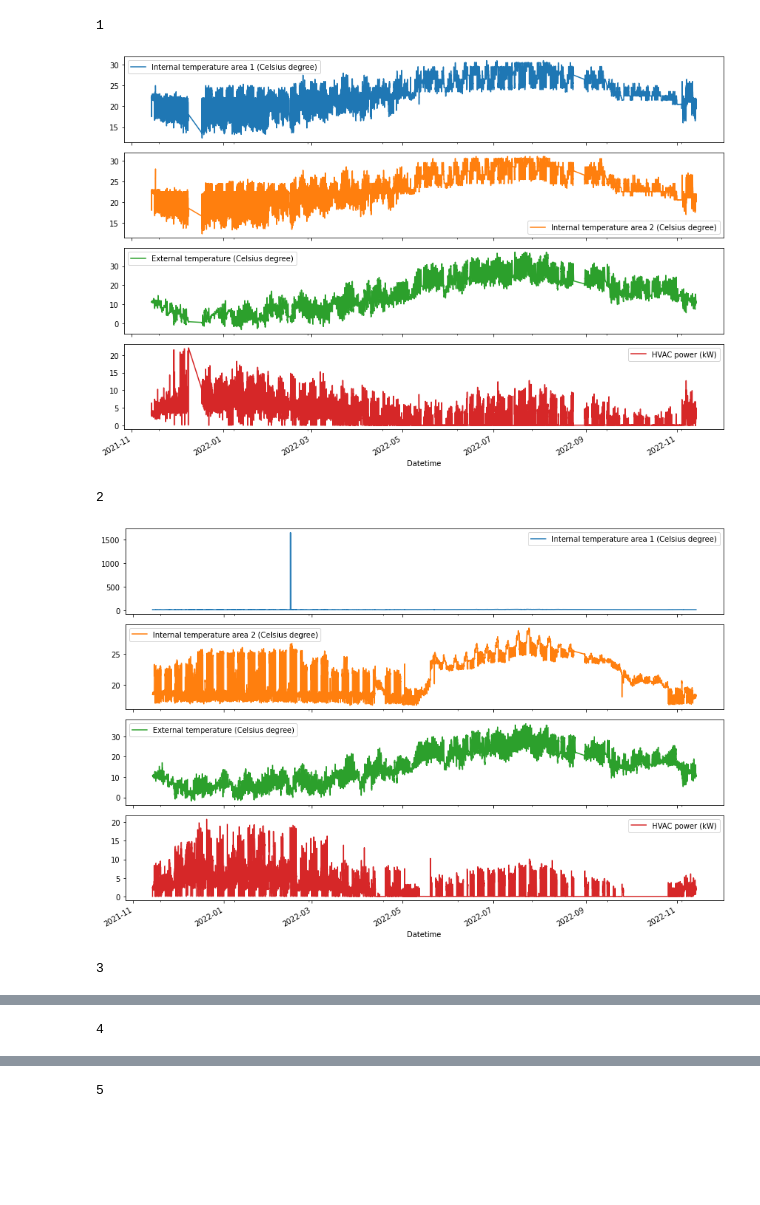
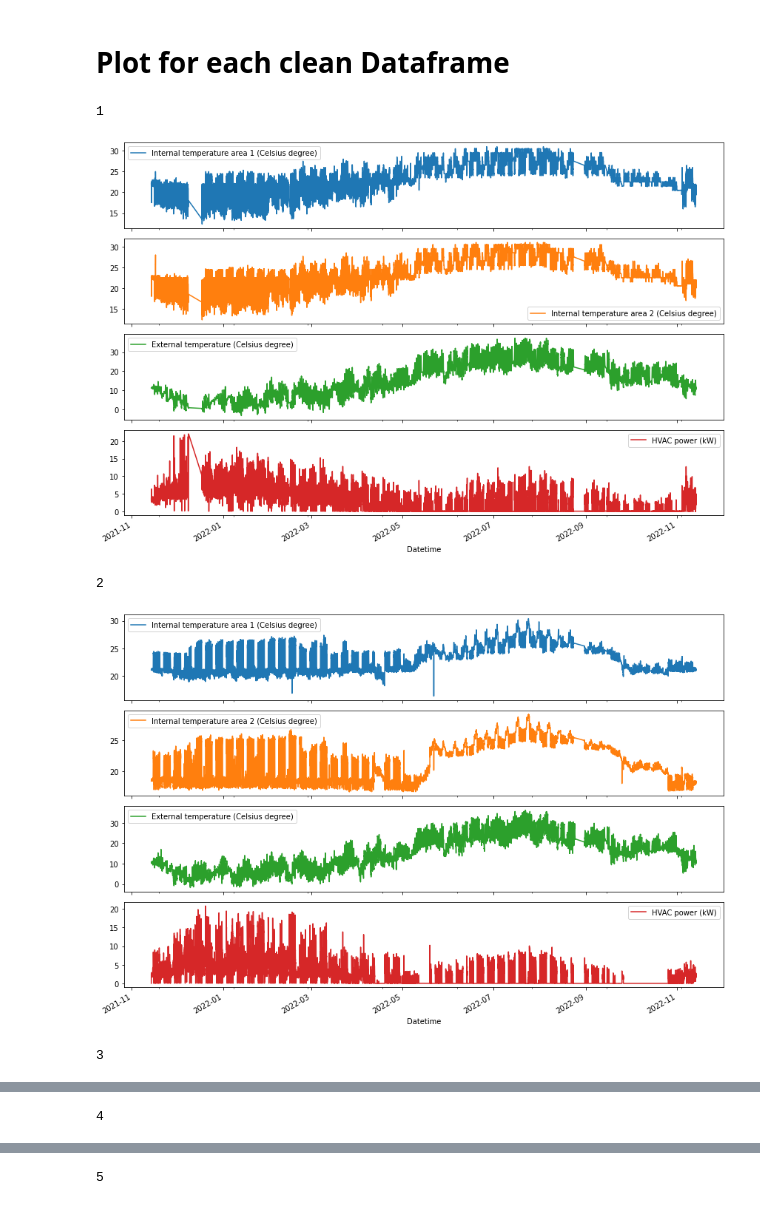
Before and after one commit to vedovati-matteo/noi_hack_SEC, a Jupyter notebook: data_test.ipynb, the cells around one changed output, grey strips where cells are left out. Drawn from its saved outputs; the diff is of its cells as text; code cells hidden in the pictures; blank space fills up the shorter version.

```diff
--- a/data_test.ipynb
+++ b/data_test.ipynb
@@ -3,2 +4,2 @@ import pandas as pd
 # %%
-df = pd.read_csv("datasets/building_1_year.csv", sep=';')
+df = pd.read_csv("datasets/building_4_year.csv", sep=';')
@@ -88,7 +49,0 @@ plt.show()
-# %%
-df.set_index('Date and time', inplace=True)
-
-# Plot the last 4 columns
-df.plot(subplots=True, figsize=(12, 8))
-plt.tight_layout()
-plt.show()
@@ -138,10 +78,0 @@ df
-# %%
-df['Date and time'] = df['Date and time'].astype(str)
-
-# Split the 'Date and time' column into 'Date' and 'Time' columns
-df[['Date', 'Time']] = df['Date and time'].str.split(' ', expand=True)
-
-# Drop the original 'Date and time' column
-df = df.drop('Date and time', axis=1)
-
-print(df)
@@ -220,3 +79,5 @@ memory usage: 1.8+ MB
+# %% [markdown]
+# Plot for each clean Dataframe
 # %%
 for i in range(1,6):
     print(i)
@@ -232,34 +93,38 @@ for i in range(1,6):
     df_nan_date = nan_date[nan_date['any_nan'] == True]['Date']
 
     # Count if there are missing measurements
     measurement_date_under96 = count_measurements_per_day(df)
     df_date_to_remove = pd.concat([df_nan_date, measurement_date_under96], ignore_index=True)
     #print(f'building_{i}_year')
     #print(df_date_to_remove)
 
     # Save inside CSV
     df = df[~df['Date'].isin(df_date_to_remove)]
     df = df.drop(columns='has_nan')
     df.to_csv(f"datasets/building_{i}_clean.csv", index=False, sep=";")
 
     # Typing as float
     df['Internal temperature area 1 (Celsius degree)'] = df['Internal temperature area 1 (Celsius degree)'].str.replace(',', '.').astype(float)
     df['Internal temperature area 2 (Celsius degree)'] = df['Internal temperature area 2 (Celsius degree)'].str.replace(',', '.').astype(float)
     df['HVAC power (kW)'] = df['HVAC power (kW)'].str.replace(',', '.').astype(float)
     df['External temperature (Celsius degree)'] = df['External temperature (Celsius degree)'].str.replace(',', '.').astype(float)
 
+    # Check about above or lower 100 or 0 degree Internal Area 1
+    mask = (df['Internal temperature area 1 (Celsius degree)'] >= 0) & (df['Internal temperature area 1 (Celsius degree)'] <= 100)
+    df = df[mask]
+
     # Plot entire dataset
     df['Datetime'] = pd.to_datetime(df['Date'] + ' ' + df['Time'], format="%d/%m/%Y %H:%M:%S")
     df.set_index('Datetime', inplace=True)
     df = df.drop(['Date', 'Time'], axis=1)
     df.plot(subplots=True, figsize=(12, 8))
     plt.tight_layout()
     plt.show()
 # %% [output]
 1
 [figure]
 2
-[figure, old version]
+[figure, new version]
 3
 [figure]
 4
```
Also changed, not shown: parts of 21 cells of this notebook.
